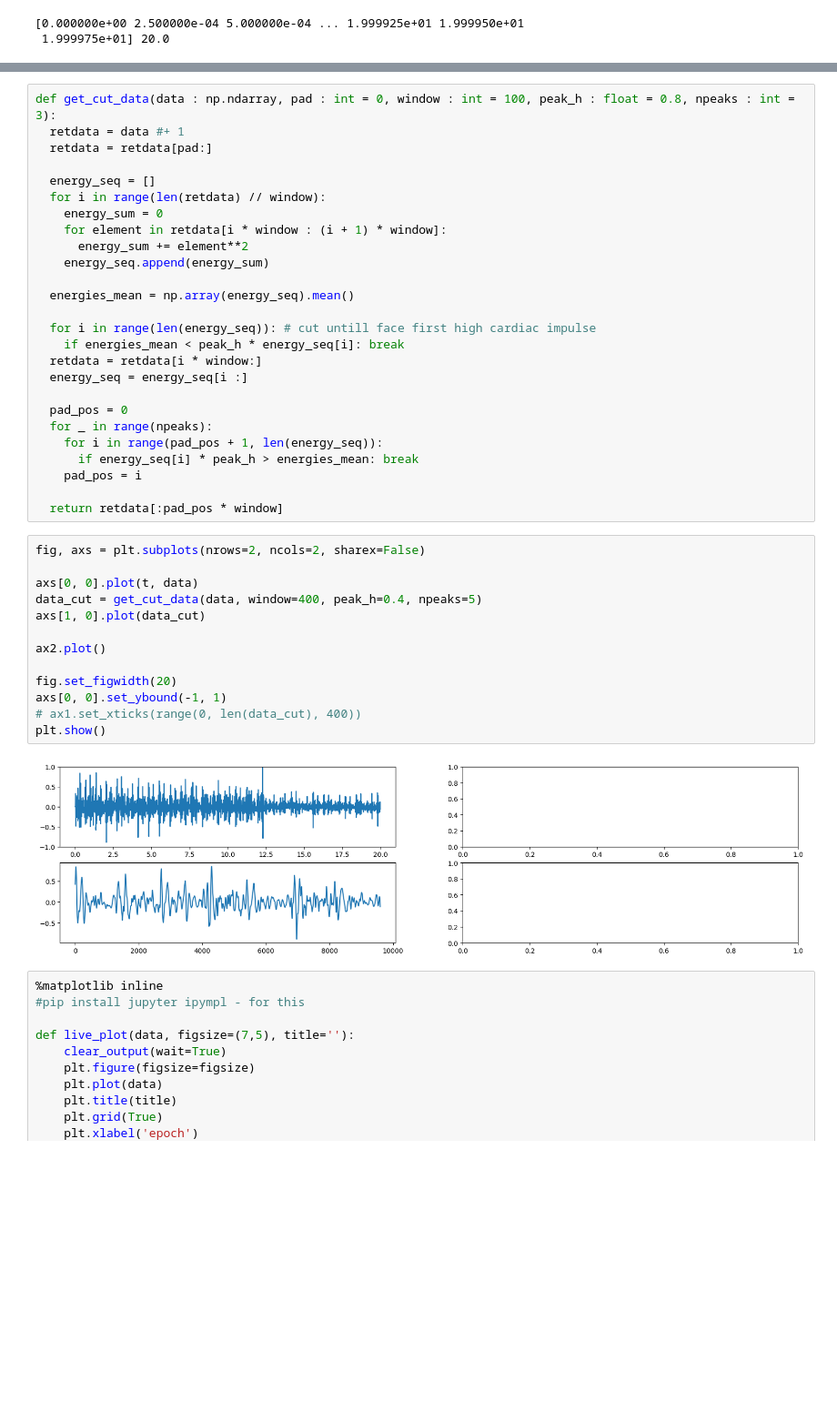
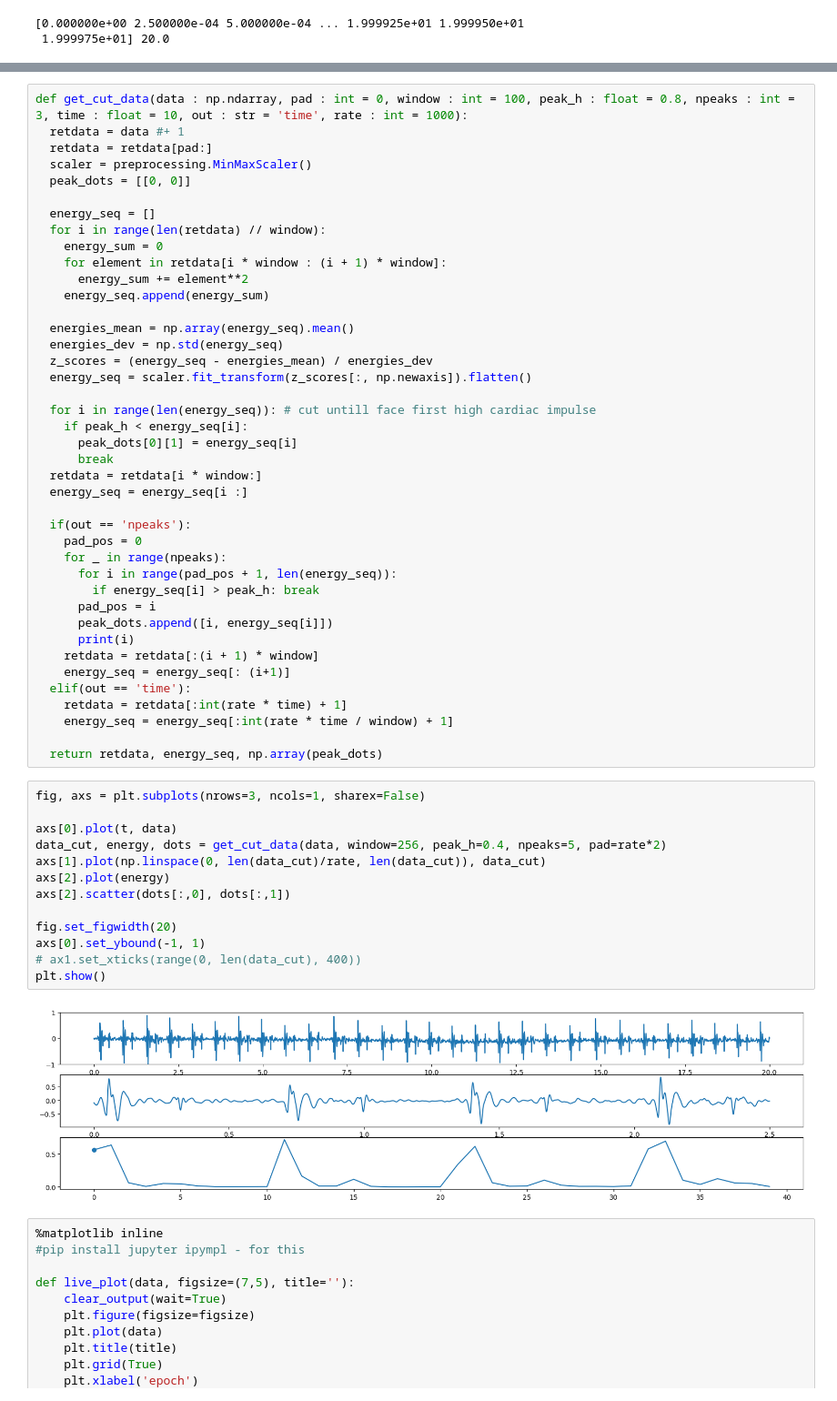
Before and after one commit to mattykurlzz/ausculatiANN, a Jupyter notebook: rnn_auscultation.ipynb, the cells around one changed output, grey strips where cells are left out. Shown at 91% size. Drawn from its saved outputs; the diff is of its cells as text; blank space fills up the shorter version.

Commit message:
update peak detection feature

```diff
--- a/rnn_auscultation.ipynb
+++ b/rnn_auscultation.ipynb
@@ -71,7 +71,9 @@ plt.show()
 # %%
-def get_cut_data(data : np.ndarray, pad : int = 0, window : int = 100, peak_h : float = 0.8, npeaks : int = 3):
+def get_cut_data(data : np.ndarray, pad : int = 0, window : int = 100, peak_h : float = 0.8, npeaks : int = 3, time : float = 10, out : str = 'time', rate : int = 1000):
   retdata = data #+ 1
   retdata = retdata[pad:]
+  scaler = preprocessing.MinMaxScaler()
+  peak_dots = [[0, 0]]
 
   energy_seq = []
   for i in range(len(retdata) // window):
@@ -81,34 +83,47 @@ def get_cut_data(data : np.ndarray, pad : int = 0, window : int = 100, peak_h :
     energy_seq.append(energy_sum)
 
   energies_mean = np.array(energy_seq).mean()
+  energies_dev = np.std(energy_seq)
+  z_scores = (energy_seq - energies_mean) / energies_dev
+  energy_seq = scaler.fit_transform(z_scores[:, np.newaxis]).flatten()
 
   for i in range(len(energy_seq)): # cut untill face first high cardiac impulse
-    if energies_mean < peak_h * energy_seq[i]: break
+    if peak_h < energy_seq[i]:
+      peak_dots[0][1] = energy_seq[i]
+      break
   retdata = retdata[i * window:]
   energy_seq = energy_seq[i :]
 
-  pad_pos = 0
-  for _ in range(npeaks):
-    for i in range(pad_pos + 1, len(energy_seq)):
-      if energy_seq[i] * peak_h > energies_mean: break
-    pad_pos = i
+  if(out == 'npeaks'):
+    pad_pos = 0
+    for _ in range(npeaks):
+      for i in range(pad_pos + 1, len(energy_seq)):
+        if energy_seq[i] > peak_h: break
+      pad_pos = i
+      peak_dots.append([i, energy_seq[i]])
+      print(i)
+    retdata = retdata[:(i + 1) * window]
+    energy_seq = energy_seq[: (i+1)]
+  elif(out == 'time'):
+    retdata = retdata[:int(rate * time) + 1]
+    energy_seq = energy_seq[:int(rate * time / window) + 1]
 
-  return retdata[:pad_pos * window]
+  return retdata, energy_seq, np.array(peak_dots)
 # %%
-fig, axs = plt.subplots(nrows=2, ncols=2, sharex=False)
+fig, axs = plt.subplots(nrows=3, ncols=1, sharex=False)
 
-axs[0, 0].plot(t, data)
-data_cut = get_cut_data(data, window=400, peak_h=0.4, npeaks=5)
-axs[1, 0].plot(data_cut)
-
-ax2.plot()
+axs[0].plot(t, data)
+data_cut, energy, dots = get_cut_data(data, window=256, peak_h=0.4, npeaks=5, pad=rate*2)
+axs[1].plot(np.linspace(0, len(data_cut)/rate, len(data_cut)), data_cut)
+axs[2].plot(energy)
+axs[2].scatter(dots[:,0], dots[:,1])
 
 fig.set_figwidth(20)
-axs[0, 0].set_ybound(-1, 1)
+axs[0].set_ybound(-1, 1)
 # ax1.set_xticks(range(0, len(data_cut), 400))
 plt.show()
 # %% [output]
-[figure, old version]
+[figure, new version]
 # %%
 %matplotlib inline
 #pip install jupyter ipympl - for this
```
Also changed, not shown: parts of 3 cells of this notebook.
